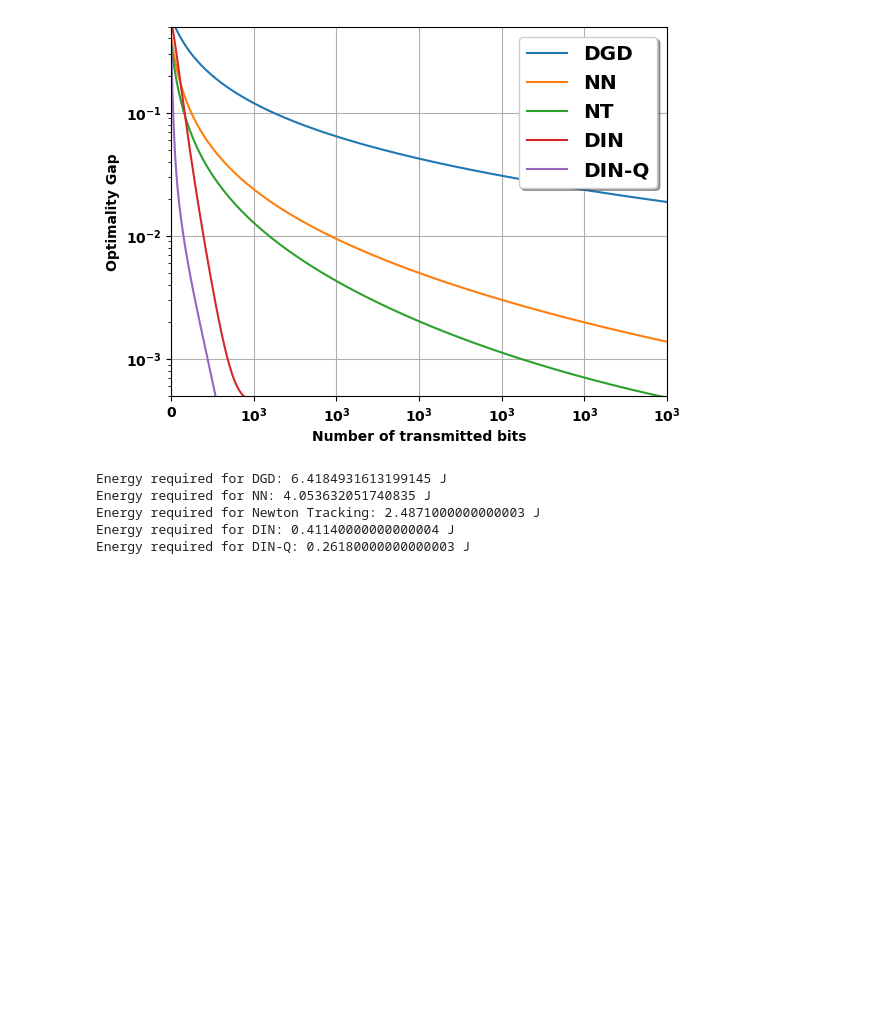
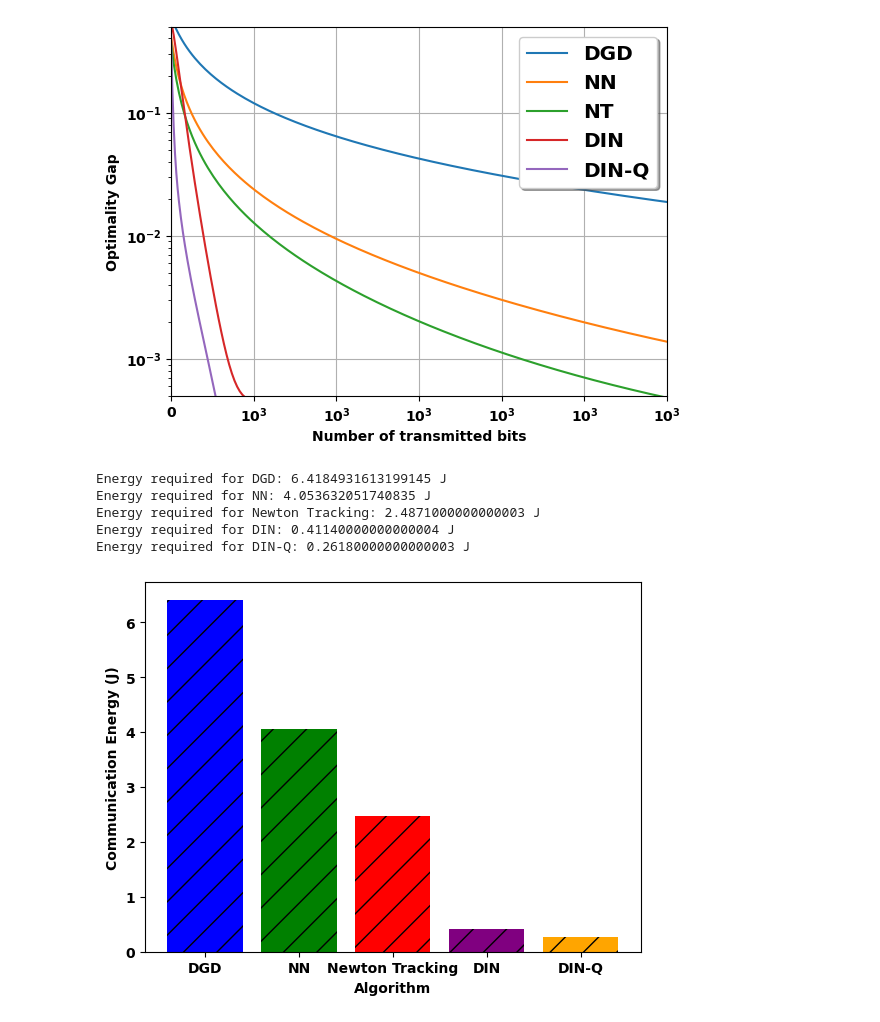
Before and after one commit to abdulmomen-ghalkha/Spectrum-Sensing, a Jupyter notebook: DNN/plotting.ipynb, the cells around one changed output. Drawn from its saved outputs; the diff is of its cells as text; code cells hidden in the pictures; blank space fills up the shorter version.

Commit message:
Add the energy results

```diff
--- a/DNN/plotting.ipynb
+++ b/DNN/plotting.ipynb
@@ -186,3 +185,33 @@ Energy required for NN: 4.053632051740835 J
 Energy required for Newton Tracking: 2.4871000000000003 J
 Energy required for DIN: 0.41140000000000004 J
 Energy required for DIN-Q: 0.26180000000000003 J
+# %%
+# Energy values for each algorithm
+energy_values = {
+    'DGD': 6.41,
+    'NN': 4.05,
+    'Newton Tracking': 2.48,
+    'DIN': 0.41,
+    'DIN-Q': 0.26
+}
+
+# Colors and styles for each bar
+colors = ['blue', 'green', 'red', 'purple', 'orange']
+hatches = ['/', '/', '/', '/', '/']
+#plt.grid()
+
+# Create a bar plot with different colors and styles
+bars = plt.bar(energy_values.keys(), energy_values.values(), color=colors)
+
+# Add hatches to the bars
+for bar, hatch in zip(bars, hatches):
+    bar.set_hatch(hatch)
+# Add labels and title
+plt.xlabel('Algorithm')
+plt.ylabel('Communication Energy (J)')
+#plt.title('Energy Required for Each Algorithm')
+plt.savefig("Communication_Energy_barplot.pdf")
+# Display the plot
+plt.show()
+# %% [output]
+[figure, added]
```
Also changed, not shown: parts of 3 cells of this notebook, 3 other files.
